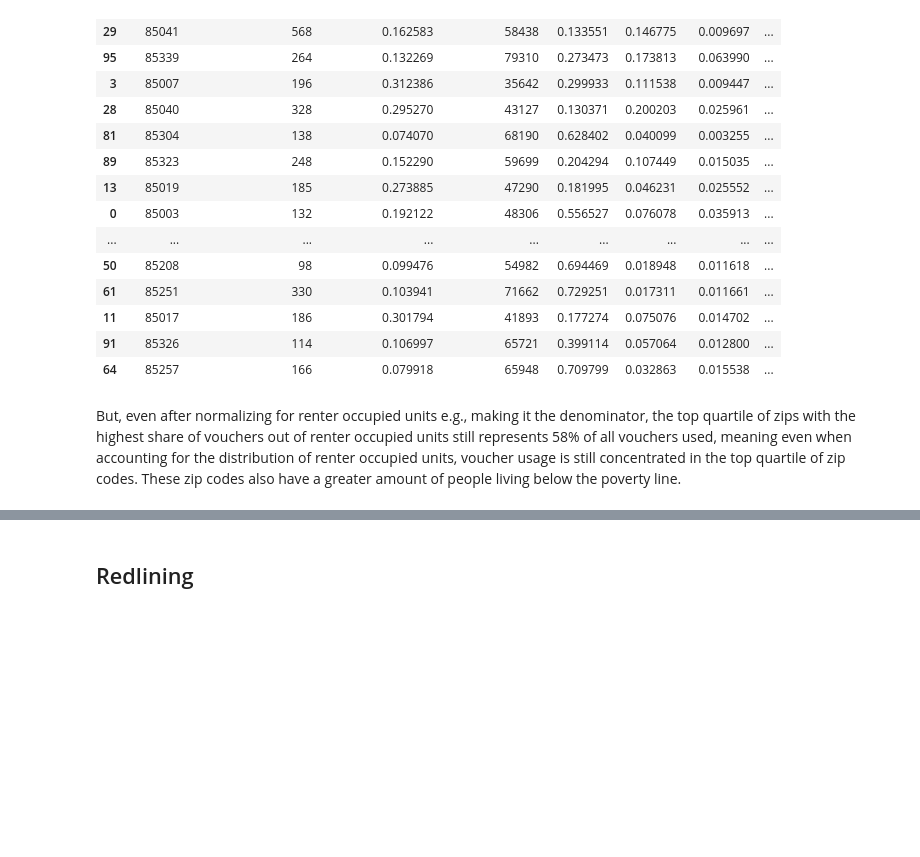
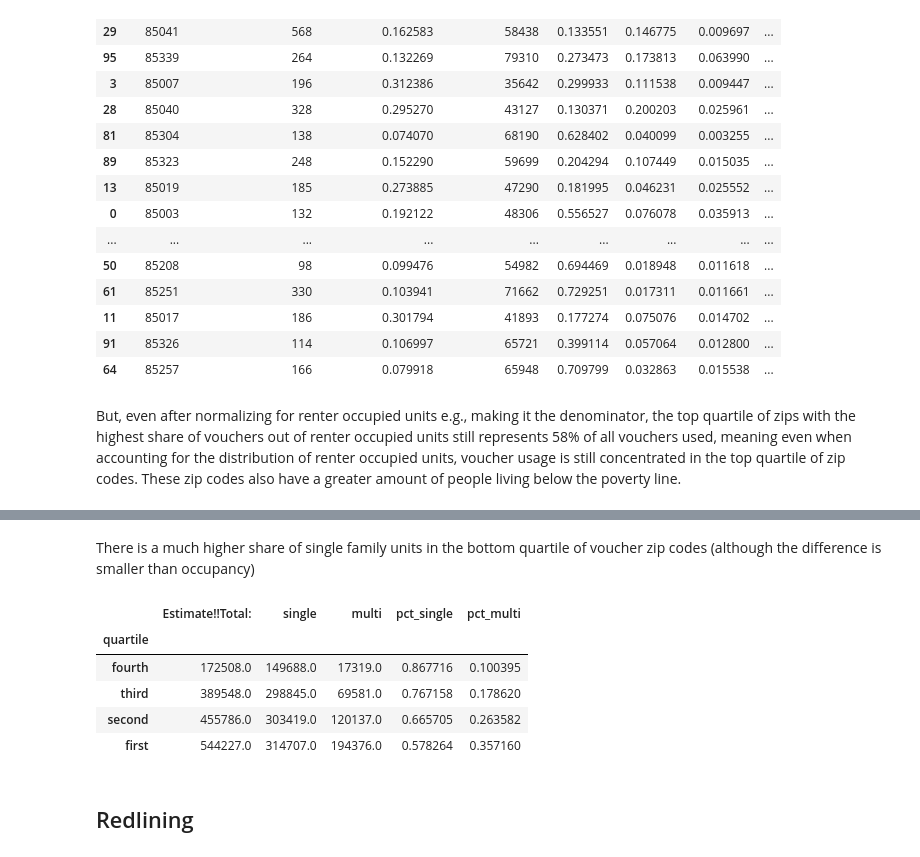
Before and after one commit to amyq96/quick-analyses, a Jupyter notebook: section-8/analyze-voucher-zips.ipynb, the cells around one changed output, grey strips where cells are left out. Saved outputs shown, nothing was run; the diff lists cells and outputs as text; code cells hidden in the pictures; blank space fills up the shorter version.

```diff
--- a/section-8/analyze-voucher-zips.ipynb
+++ b/section-8/analyze-voucher-zips.ipynb
@@ -549,0 +626,11 @@ But, even after normalizing for renter occupied units e.g., making it the denomi
+# %%
+#clean up into single vs multi vs mobile vs rv
+structure['single'] = structure['Estimate!!Total:!!1, detached'] + structure['Estimate!!Total:!!1, attached']
+structure['multi'] = structure['Estimate!!Total:!!2'] + structure['Estimate!!Total:!!3 or 4'] + structure['Estimate!!Total:!!5 to 9'] + structure['Estimate!!Total:!!10 to 19'] + structure['Estimate!!Total:!!20 to 49'] + structure['Estimate!!Total:!!50 or more']
+# %%
+#merge with voucher data
+vouchers_structure = pd.merge(vouchers, structure, how = 'left', left_on='Zip code', right_on='Zip code')
+# %%
+#calculate aggregate statistics
+grouped = vouchers_structure.groupby('quartile').agg({'Estimate!!Total:':'sum','single':'sum',
+                                            'multi': 'sum'})
@@ -550,3 +646,18 @@ But, even after normalizing for renter occupied units e.g., making it the denomi
+# %%
+#calclate percents
+grouped['pct_single'] = grouped['single']/grouped['Estimate!!Total:']
+grouped['pct_multi'] = grouped['multi']/grouped['Estimate!!Total:']
+# %% [markdown]
+There is a much higher share of single family units in the bottom quartile of voucher zip codes (although the difference is smaller than occupancy)
+# %%
+grouped
+# %% [output]
+|  | Estimate!!Total: | single | multi | pct_single | pct_multi |
+| quartile |  |  |  |  |  |
+| fourth | 172508.0 | 149688.0 | 17319.0 | 0.867716 | 0.100395 |
+| third | 389548.0 | 298845.0 | 69581.0 | 0.767158 | 0.178620 |
+| second | 455786.0 | 303419.0 | 120137.0 | 0.665705 | 0.263582 |
+| first | 544227.0 | 314707.0 | 194376.0 | 0.578264 | 0.357160 |
 # %% [markdown]
 ## Redlining
 # %% [markdown]
```
Also changed, not shown: parts of 17 cells of this notebook.
